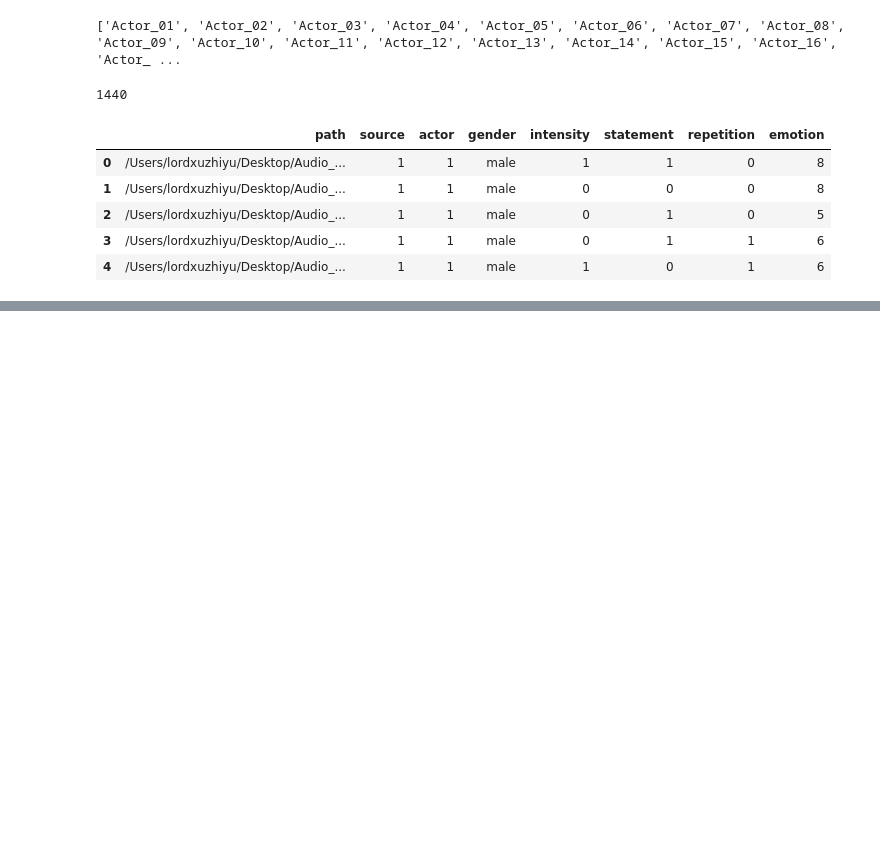
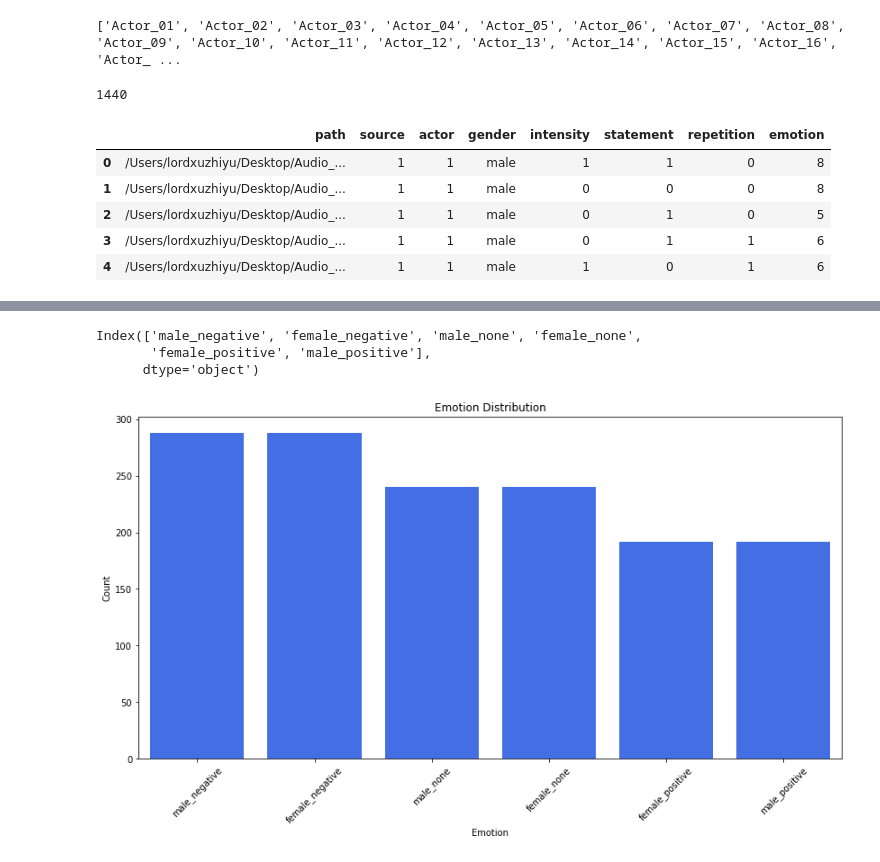
Before and after one commit to SER-2020-Project-ZX/Audio-Analytics, a Jupyter notebook: Audio Analytics .ipynb, the cells around one changed output, grey strips where cells are left out. Saved outputs shown, nothing was run; the diff lists cells and outputs as text; code cells hidden in the pictures; blank space fills up the shorter version.

```diff
--- a/Audio Analytics .ipynb
+++ b/Audio Analytics .ipynb
@@ -92,0 +326,8 @@ data_df.head()
+# %%
+# Select the label set you want by commenting the unwanteds.
+
+data_df['label'] = label2_list
+# data_df['label'] = label3_list
+# data_df['label'] = label5_list
+# data_df['label'] = label8_list
+data_df.head()
@@ -92,0 +341,27 @@ data_df.head()
+# %%
+print(data_df.label.value_counts().keys())
+# %% [output]
+Index(['male_negative', 'female_negative', 'male_none', 'female_none',
+       'female_positive', 'male_positive'],
+      dtype='object')
+# %%
+# Plotting the emotion distribution
+
+def plot_emotion_dist(dist, color_code='#C2185B', title="Plot"):
+    """
+    To plot the data distributioin by class.
+    Arg:
+      dist: pandas series of label count.
+    """
+    tmp_df = pd.DataFrame()
+    tmp_df['Emotion'] = list(dist.keys())
+    tmp_df['Count'] = list(dist)
+    fig, ax = plt.subplots(figsize=(14, 7))
+    ax = sns.barplot(x="Emotion", y='Count', color=color_code, data=tmp_df)
+    ax.set_title(title)
+    ax.set_xticklabels(ax.get_xticklabels(),rotation=45)
+# %%
+a = data_df.label.value_counts()
+plot_emotion_dist(a, "#2962FF", "Emotion Distribution")
+# %% [output]
+[figure, added]
```
Also changed, not shown: parts of 21 cells of this notebook.
